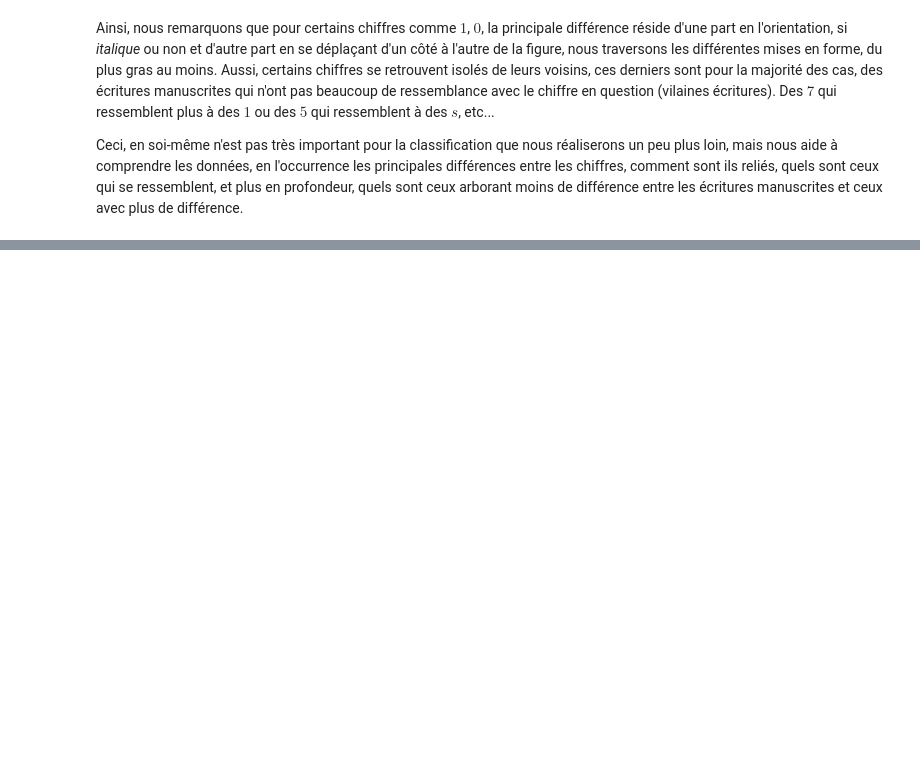
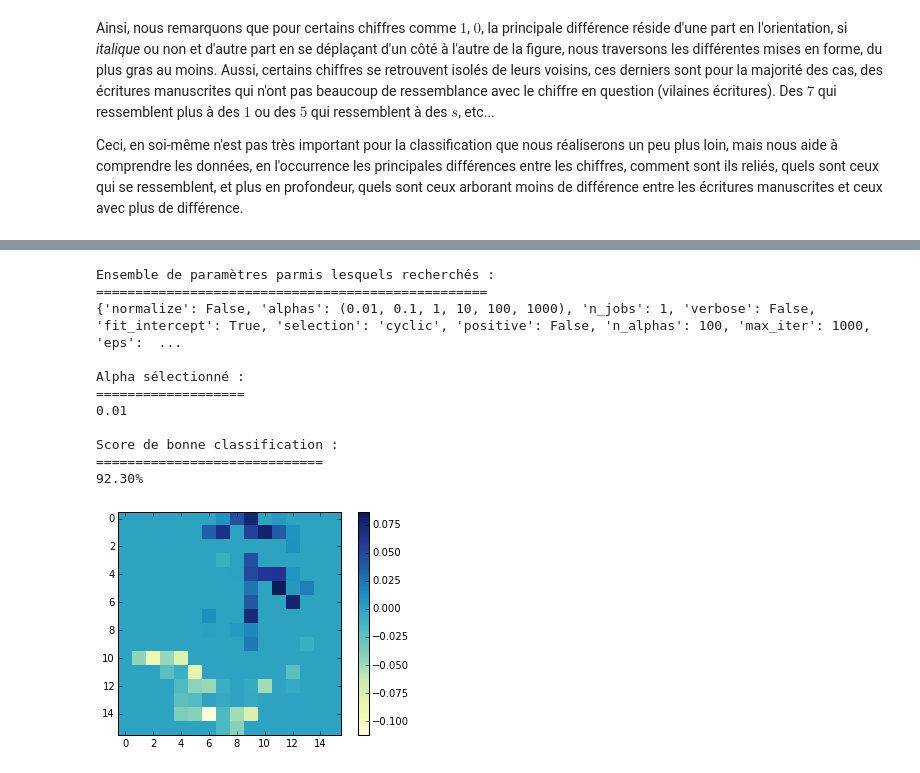
Before and after one commit to ATidiane/ARF, a Jupyter notebook: InpaintingProject/inpainting.ipynb, the cells around one changed output, grey strips where cells are left out. Drawn from its saved outputs; the diff is of its cells as text; code cells hidden in the pictures; blank space fills up the shorter version.

```diff
--- a/InpaintingProject/inpainting.ipynb
+++ b/InpaintingProject/inpainting.ipynb
@@ -144,0 +218,31 @@ Ceci, en soi-même n'est pas très important pour la classification que nous ré
+# %%
+lasso_clf = LassoCV(alphas=(0.01, 0.1, 1, 10, 100, 1000))
+lasso_clf.fit(trainx, trainy)
+
+print("Ensemble de paramètres parmis lesquels recherchés :")
+print("==================================================")
+print(lasso_clf.get_params())
+
+print("\nAlpha sélectionné :")
+print("===================")
+print(lasso_clf.alpha_)
+
+print("\nScore de bonne classification :")
+print("=============================")
+print("{:.2%}".format(lasso_clf.score(testx, testy)))
+
+# Affichage de la matrice de poids
+show_usps(lasso_clf.coef_)
+# %% [output]
+Ensemble de paramètres parmis lesquels recherchés :
+==================================================
+{'normalize': False, 'alphas': (0.01, 0.1, 1, 10, 100, 1000), 'n_jobs': 1, 'verbose': False, 'fit_intercept': True, 'selection': 'cyclic', 'positive': False, 'n_alphas': 100, 'max_iter': 1000, 'eps':  ...
+
+Alpha sélectionné :
+===================
+0.01
+
+Score de bonne classification :
+=============================
+92.30%
+[figure, added]
```
Also changed, not shown: parts of 9 cells of this notebook, 1 other file.
